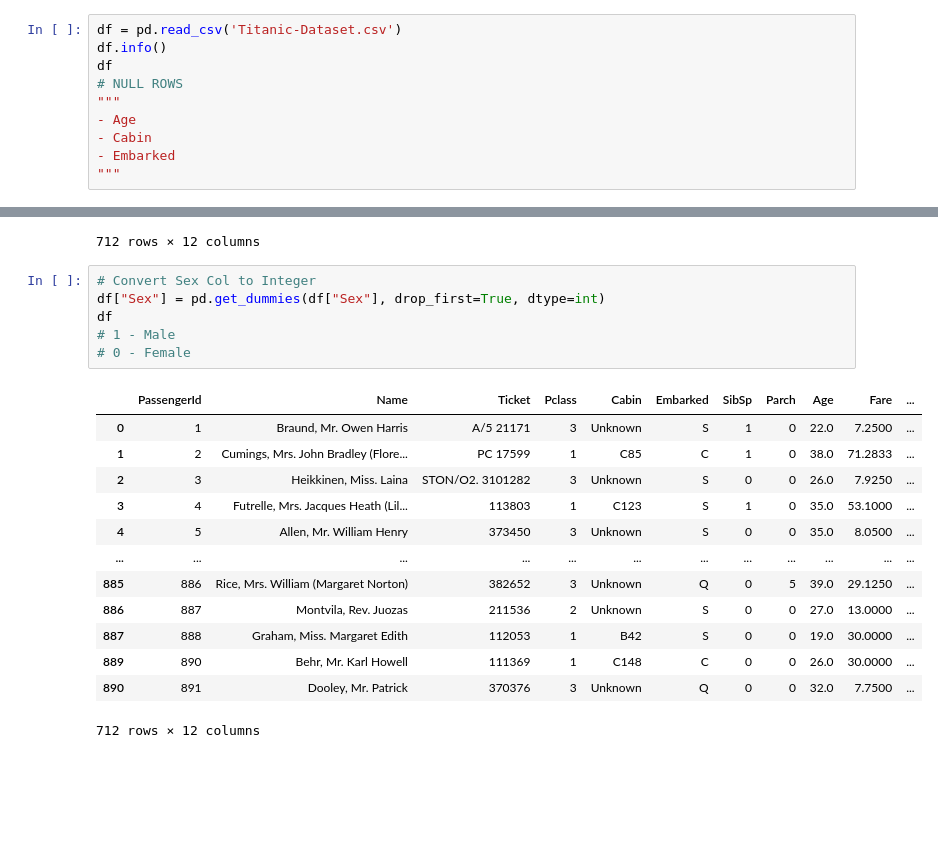
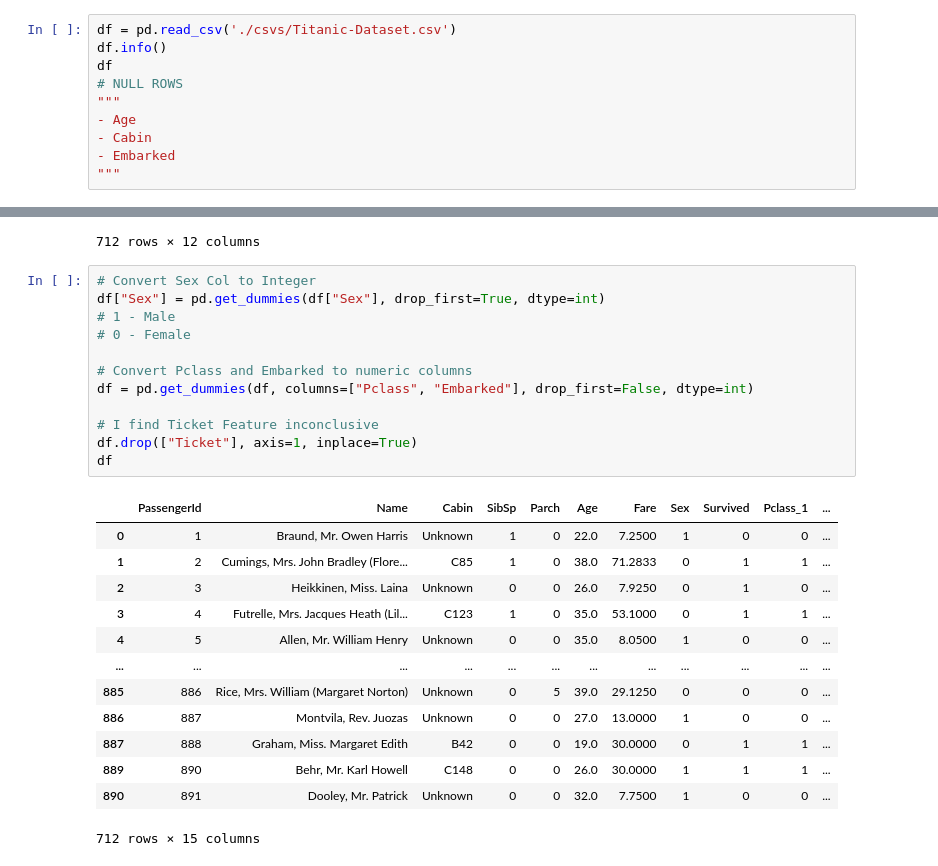
Before and after one commit to rawbil/models_V1, a Jupyter notebook: titanic_model/model1.ipynb, the cells around one changed output, grey strips where cells are left out. Drawn from its saved outputs; the diff is of its cells as text; blank space fills up the shorter version.

Commit message:
refactor: Standardize dataset

```diff
--- a/titanic_model/model1.ipynb
+++ b/titanic_model/model1.ipynb
@@ -10,7 +10,7 @@ import math
 import warnings
 warnings.filterwarnings('ignore') # Ignore warnings and focus on main output
 # %%
-df = pd.read_csv('Titanic-Dataset.csv')
+df = pd.read_csv('./csvs/Titanic-Dataset.csv')
 df.info()
 df
 # NULL ROWS
@@ -128,20 +127,26 @@ df
 # %%
 # Convert Sex Col to Integer
 df["Sex"] = pd.get_dummies(df["Sex"], drop_first=True, dtype=int)
-df
 # 1 - Male
 # 0 - Female
+
+# Convert Pclass and Embarked to numeric columns
+df = pd.get_dummies(df, columns=["Pclass", "Embarked"], drop_first=False, dtype=int)
+
+# I find Ticket Feature inconclusive
+df.drop(["Ticket"], axis=1, inplace=True)
+df
 # %% [output]
-|  | PassengerId | Name | Ticket | Pclass | Cabin | Embarked | SibSp | Parch | Age | Fare | ... |
-| 0 | 1 | Braund, Mr. Owen Harris | A/5 21171 | 3 | Unknown | S | 1 | 0 | 22.0 | 7.2500 | ... |
-| 1 | 2 | Cumings, Mrs. John Bradley (Flore... | PC 17599 | 1 | C85 | C | 1 | 0 | 38.0 | 71.2833 | ... |
-| 2 | 3 | Heikkinen, Miss. Laina | STON/O2. 3101282 | 3 | Unknown | S | 0 | 0 | 26.0 | 7.9250 | ... |
-| 3 | 4 | Futrelle, Mrs. Jacques Heath (Lil... | 113803 | 1 | C123 | S | 1 | 0 | 35.0 | 53.1000 | ... |
-| 4 | 5 | Allen, Mr. William Henry | 373450 | 3 | Unknown | S | 0 | 0 | 35.0 | 8.0500 | ... |
+|  | PassengerId | Name | Cabin | SibSp | Parch | Age | Fare | Sex | Survived | Pclass_1 | ... |
+| 0 | 1 | Braund, Mr. Owen Harris | Unknown | 1 | 0 | 22.0 | 7.2500 | 1 | 0 | 0 | ... |
+| 1 | 2 | Cumings, Mrs. John Bradley (Flore... | C85 | 1 | 0 | 38.0 | 71.2833 | 0 | 1 | 1 | ... |
+| 2 | 3 | Heikkinen, Miss. Laina | Unknown | 0 | 0 | 26.0 | 7.9250 | 0 | 1 | 0 | ... |
+| 3 | 4 | Futrelle, Mrs. Jacques Heath (Lil... | C123 | 1 | 0 | 35.0 | 53.1000 | 0 | 1 | 1 | ... |
+| 4 | 5 | Allen, Mr. William Henry | Unknown | 0 | 0 | 35.0 | 8.0500 | 1 | 0 | 0 | ... |
 | ... | ... | ... | ... | ... | ... | ... | ... | ... | ... | ... | ... |
-| 885 | 886 | Rice, Mrs. William (Margaret Norton) | 382652 | 3 | Unknown | Q | 0 | 5 | 39.0 | 29.1250 | ... |
-| 886 | 887 | Montvila, Rev. Juozas | 211536 | 2 | Unknown | S | 0 | 0 | 27.0 | 13.0000 | ... |
-| 887 | 888 | Graham, Miss. Margaret Edith | 112053 | 1 | B42 | S | 0 | 0 | 19.0 | 30.0000 | ... |
-| 889 | 890 | Behr, Mr. Karl Howell | 111369 | 1 | C148 | C | 0 | 0 | 26.0 | 30.0000 | ... |
-| 890 | 891 | Dooley, Mr. Patrick | 370376 | 3 | Unknown | Q | 0 | 0 | 32.0 | 7.7500 | ... |
+| 885 | 886 | Rice, Mrs. William (Margaret Norton) | Unknown | 0 | 5 | 39.0 | 29.1250 | 0 | 0 | 0 | ... |
+| 886 | 887 | Montvila, Rev. Juozas | Unknown | 0 | 0 | 27.0 | 13.0000 | 1 | 0 | 0 | ... |
+| 887 | 888 | Graham, Miss. Margaret Edith | B42 | 0 | 0 | 19.0 | 30.0000 | 0 | 1 | 1 | ... |
+| 889 | 890 | Behr, Mr. Karl Howell | C148 | 0 | 0 | 26.0 | 30.0000 | 1 | 1 | 1 | ... |
+| 890 | 891 | Dooley, Mr. Patrick | Unknown | 0 | 0 | 32.0 | 7.7500 | 1 | 0 | 0 | ... |
-712 rows × 12 columns
+712 rows × 15 columns
```
Also changed, not shown: parts of 4 cells of this notebook, 1 other file.
